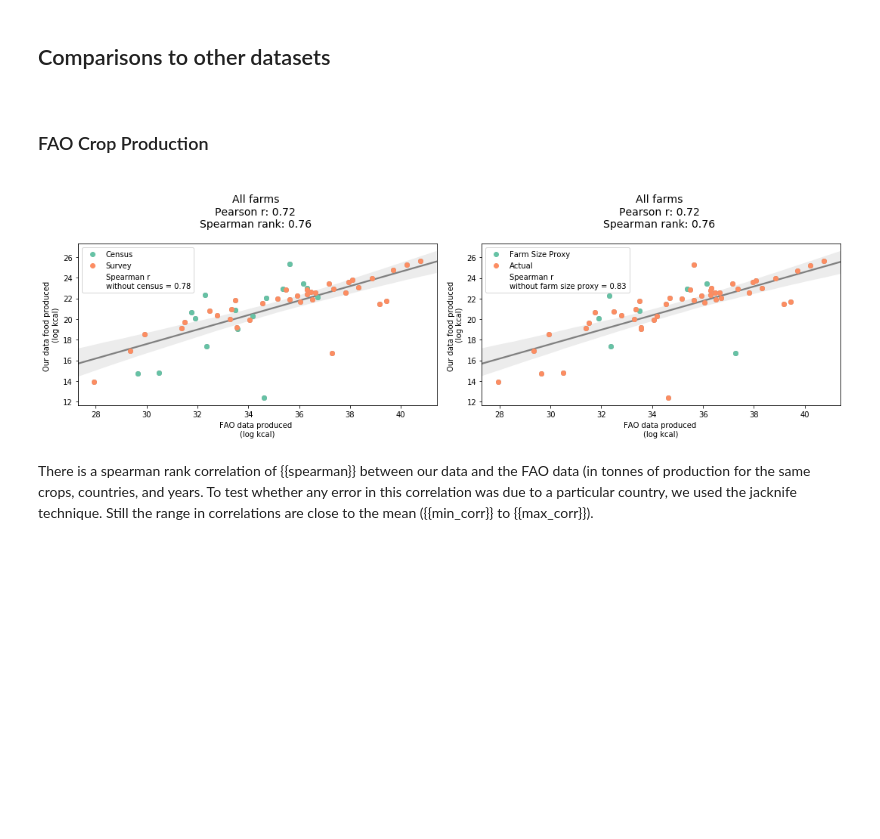
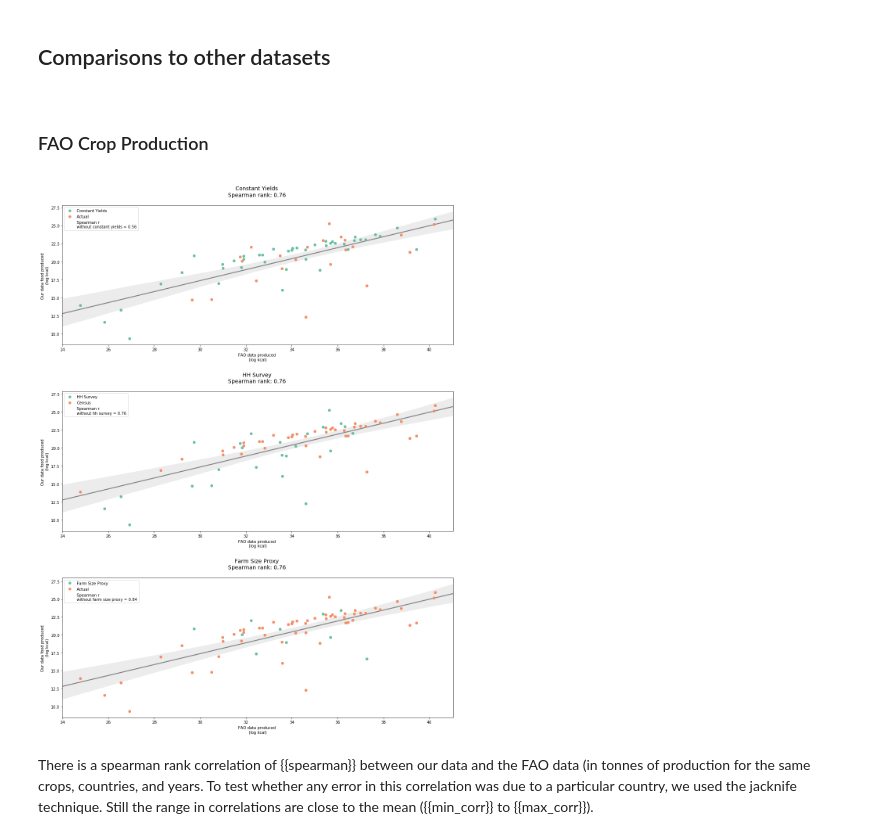
Before and after one commit to vinnyricciardi/farmsize_site, a Jupyter notebook: Notebooks/Sensitivity_Analyses.ipynb, the cells around one changed output. Saved outputs shown, nothing was run; the diff lists cells and outputs as text; code cells hidden in the pictures; blank space fills up the shorter version.

```diff
--- a/Notebooks/Sensitivity_Analyses.ipynb
+++ b/Notebooks/Sensitivity_Analyses.ipynb
@@ -431,7 +434,7 @@ def boxplot_yeilds(ax=None,
 
     return ax
 # %%
-tmp, p_corr, s_corr = prep_yield_data(df)
+tmp, s_corr = prep_yield_data(df)
 cohens_d = round(((tmp['production_kcal'].mean() - tmp['production_kcal_k'].mean()) /
                   (tmp['production_kcal'].std()**2 + tmp['production_kcal_k'].std()**2)),
                   4)
@@ -441,7 +444,7 @@ ax1 = fig.add_subplot(221)
 ax2 = fig.add_subplot(212)
 ax3 = fig.add_subplot(222)
 log_log_plot_yields(ax=ax1)
-bar_plot_yields(ax=ax2)
+boxplot_fsize_yields(ax=ax2)
 boxplot_yeilds(ax=ax3)
 fig.tight_layout()
 plt.show();
@@ -455,6 +466,9 @@ for f in tmp['Farm_Sizes'].unique():
                    (tmp['production_kcal'].notnull()) &
                    (tmp['production_kcal_k'].notnull())]
     corr_ = spearmanr(tmp2['production_kcal'], tmp2['production_kcal_k'])
+
+    tmp2['production_kcal'] = np.log(tmp2['production_kcal'])
+    tmp2['production_kcal_k'] = np.log(tmp2['production_kcal_k'])
 
     pooled_sd = np.sqrt(((tmp2['production_kcal'].std()**2) + (tmp2['production_kcal_k'].std()**2)) / 2)
 
@@ -1008,13 +1026,14 @@ except:
 # %%
 tmp = data_orig.copy()
 tmp['fs_proxy'] = np.where(tmp['fs_proxy'] == 1., tmp['fs_proxy'], 0.)
+tmp['Production_fix_dummy'] = np.where(tmp['Production_fix_dummy'] == 1., tmp['Production_fix_dummy'], 0.)
 tmp['production_kcal'] = tmp['Production_fix'] * tmp['kcal']
 
 tmp['Prod_FAO'] = tmp['Area_FAO'] * tmp['Yield_FAO']
 tmp['Prod_FAO_kcal'] = tmp['Prod_FAO'] * tmp['kcal']
 
 pivot = pd.pivot_table(tmp,
-                       index=['NAME_0', 'year', 'fs_proxy', 'cen_sur'],  # 'NAME_1', 'NAME_2', 'NAME_3'
+                       index=['NAME_0', 'year', 'fs_proxy', 'cen_sur', 'Production_fix_dummy'],  # 'NAME_1', 'NAME_2', 'NAME_3'
                        values=['Prod_FAO_kcal', 'production_kcal'],
                        aggfunc=np.nansum)
 
@@ -1056,7 +1082,7 @@ def models_fao_v_ours(data):
     return lr, huber, X, y
 
 
-def plot_all_fao_v_ours(data, ax=None):
+def plot_all_fao_v_ours(data, bias='All Farms', ax=None):
 
     lr, huber, X, y = models_fao_v_ours(data)
 
@@ -1087,55 +1113,62 @@ def plot_all_fao_v_ours(data, ax=None):
     ax.set_ylabel("Our data food produced \n(log kcal)")
 
     ax.set_title('\n{} \n'
-                 'Pearson r: {} \n'
-                 'Spearman rank: {} \n '.format('All farms',
-                                                round(pearsonr(X, y)[0][0], 2),
+#                  'Pearson r: {} \n'
+                 'Spearman rank: {} \n '.format(bias,
+#                                               round(pearsonr(X, y)[0][0], 2),
                                                 round(spearmanr(X, y)[0], 2)),
                 fontsize=14)
 
     return ax
 # %%
-fig = plt.figure(figsize=[15, 5])
-ax1 = fig.add_subplot(121)
-ax2 = fig.add_subplot(122)
+fig = plt.figure(figsize=[15, 20])
+ax1 = fig.add_subplot(311)
+ax2 = fig.add_subplot(312)
+ax3 = fig.add_subplot(313)
 
-for ax, i, j, k in zip([ax1, ax2],
-                       ['cen_sur', 'fs_proxy'],
-                       ['sur', 1.],
-                       [['Census', 'Survey'], ['Farm Size Proxy', 'Actual']]):
+for ax, i, j, k, t in zip([ax1, ax2, ax3],
+                          ['Production_fix_dummy', 'cen_sur', 'fs_proxy'],
+                          [1., 'sur', 1.],
+                          [['Constant Yields', 'Actual'],
+                           ['HH Survey', 'Census'],
+                           ['Farm Size Proxy', 'Actual']],
+                          ['Constant yields bias',
+                           'Family farm bias',
+                           'Plot size as farm size proxy bias']):
 
     tmp1 = pivot1.loc[pivot1[i] != j]
     tmp1 = tmp1.loc[(tmp1['Prod_FAO_kcal'] > 0.) & (tmp1['production_kcal'] > 0.)]
     corr_wo = round(spearmanr(np.log(tmp1['Prod_FAO_kcal']), np.log(tmp1['production_kcal']))[0], 2)
 
-    plot_all_fao_v_ours(pivot1, ax=ax);
+    plot_all_fao_v_ours(pivot1, bias=k[0], ax=ax);
 
     tmp2 = pivot1.loc[pivot1[i] == j]
+
     ax.plot(np.log(tmp2['Prod_FAO_kcal']), np.log(tmp2['production_kcal']),
             color=sns.color_palette("Set2", 3)[0],
             label=k[0],
             marker='o',
             linewidth=0.)
 
     ax.plot(np.log(tmp1['Prod_FAO_kcal']), np.log(tmp1['production_kcal']),
             color=sns.color_palette("Set2", 3)[1],
             label=k[1],
             marker='o',
             linewidth=0.)
 
     ax.plot(np.log(tmp1['Prod_FAO_kcal']), np.log(tmp1['production_kcal']),
             color=sns.color_palette("Set2", 3)[1],
             label='Spearman r \nwithout {} = {}'.format(str.lower(k[0]), corr_wo),
             marker='o',
             alpha=0.,
             linewidth=0.)
 
     ax.legend()
 
-    fig.tight_layout()
-    fig.show()
+fig.tight_layout()
+fig.show()
 # %% [output]
-[figure, old version]
+[figure, new version]
 # %%
 lr, huber, X, y = models_fao_v_ours(pivot1)
 
```
Also changed, not shown: parts of 17 cells of this notebook, 5 other files.
